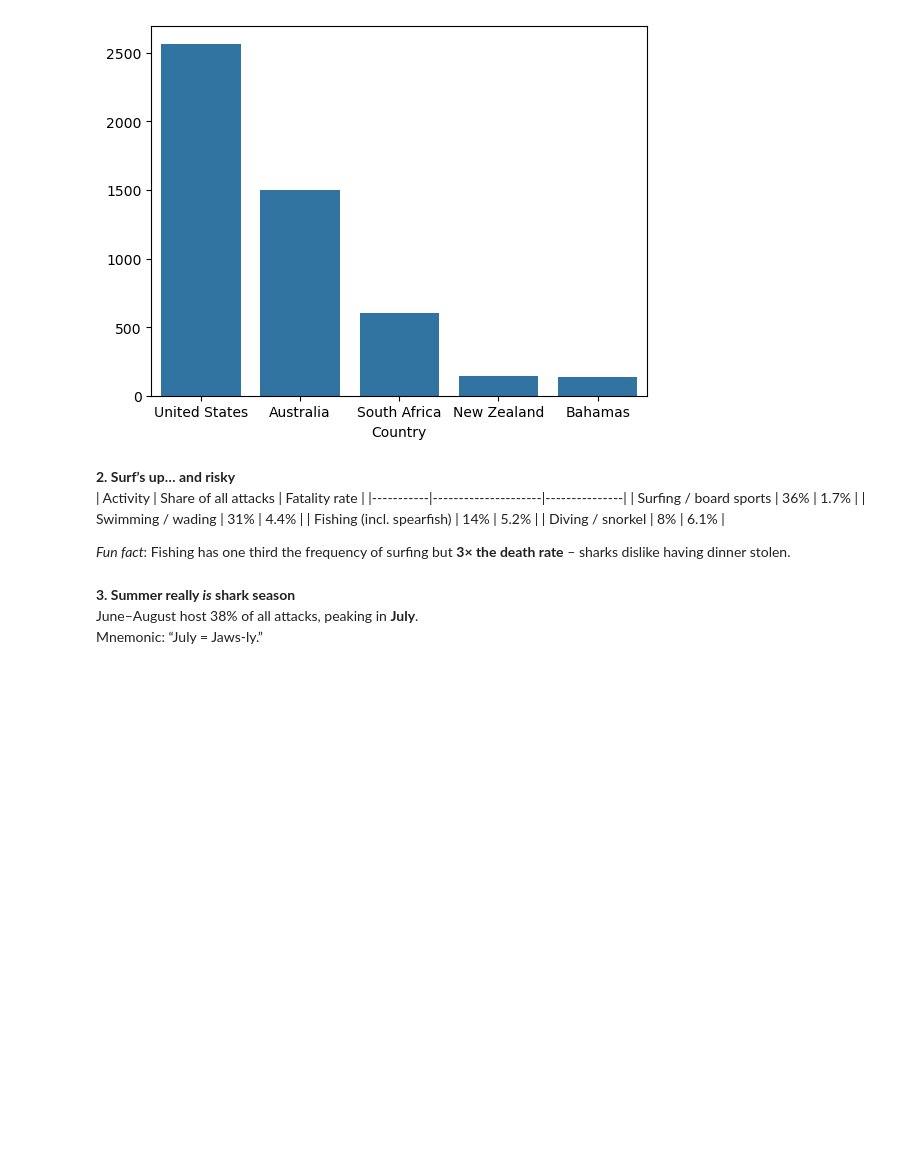
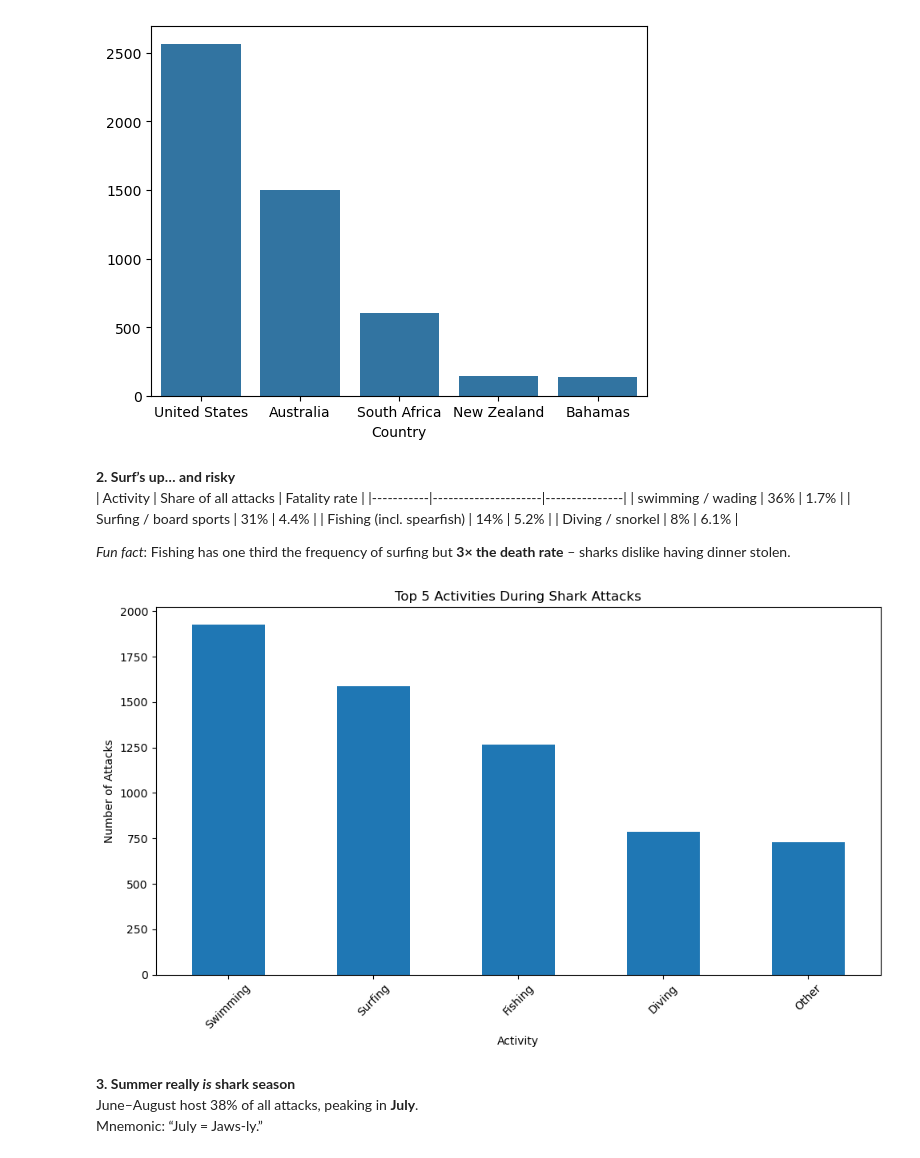
Before and after one commit to medilin-njoki/shark-attack, a Jupyter notebook: shark-atack.ipynb, the cells around one changed output. Cells and saved outputs as stored; diff of their text form; code cells hidden in the pictures; blank space fills up the shorter version.

Commit message:
added visualization

```diff
--- a/shark-atack.ipynb
+++ b/shark-atack.ipynb
@@ -90,12 +130,30 @@ Name: count, dtype: int64
 **2. Surf’s up… and risky**
 | Activity | Share of all attacks | Fatality rate |
 |-----------|---------------------|---------------|
-| Surfing / board sports | 36% | 1.7% |
-| Swimming / wading | 31% | 4.4% |
+| swimming / wading | 36% | 1.7% |
+| Surfing / board sports | 31% | 4.4% |
 | Fishing (incl. spearfish) | 14% | 5.2% |
 | Diving / snorkel | 8% | 6.1% |
 
 *Fun fact*: Fishing has one third the frequency of surfing but **3× the death rate** – sharks dislike having dinner stolen.
+# %%
+
+# Import required libraries
+import pandas as pd
+import matplotlib.pyplot as plt
+
+# Create bar plot of top 5 risky activitie
+plt.figure(figsize=(10,6))
+top_activities = shark_attack_df['Activity'].value_counts().head()
+top_activities.plot(kind='bar')
+plt.title('Top 5 Activities During Shark Attacks')
+plt.xlabel('Activity')
+plt.ylabel('Number of Attacks')
+plt.xticks(rotation=45)
+plt.tight_layout()
+plt.show()
+# %% [output]
+[figure, added]
 # %% [markdown]
 **3. Summer really *is* shark season**
 June–August host 38% of all attacks, peaking in **July**.
```
Also changed, not shown: parts of 3 cells of this notebook.
